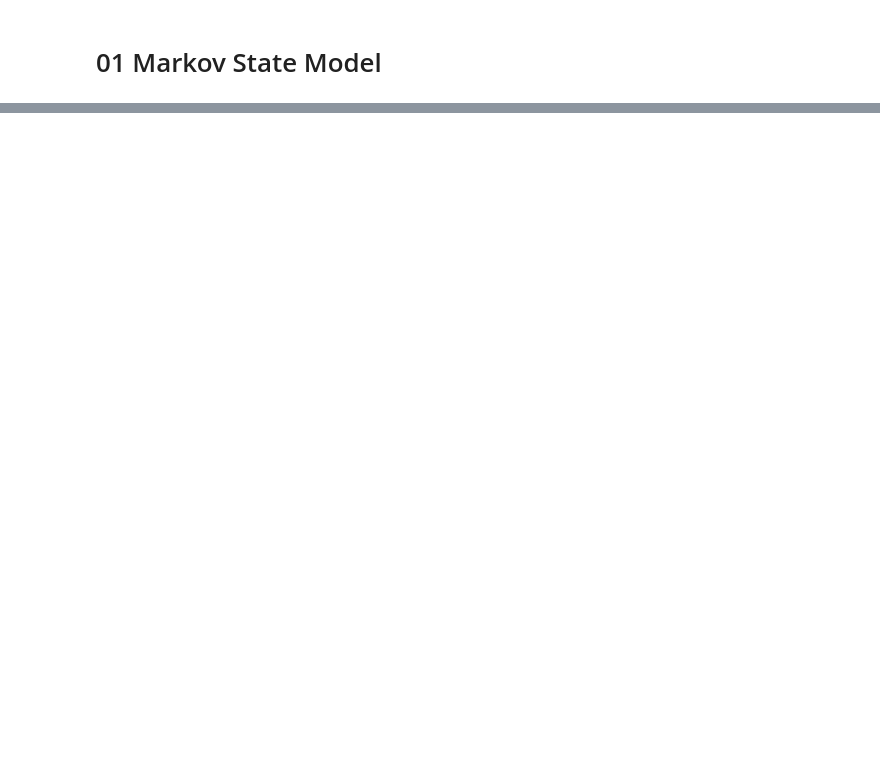
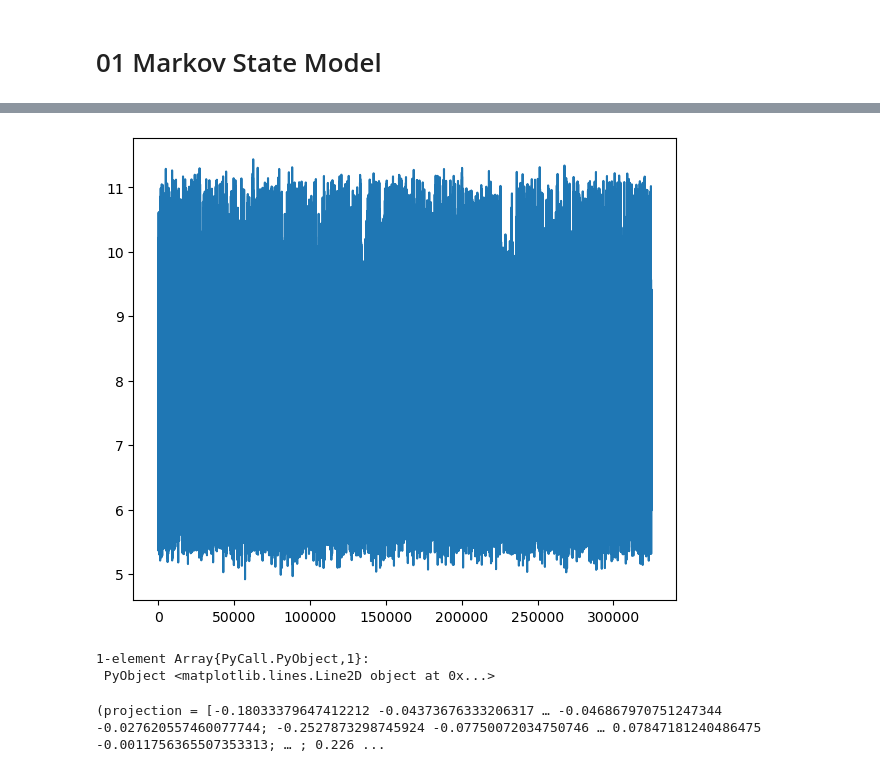
Before and after one commit to matsunagalab/tutorial_hmm, a Jupyter notebook: 01_Markov_State_Model.ipynb, the cells around one changed output, grey strips where cells are left out. Drawn from its saved outputs; the diff is of its cells as text; code cells hidden in the pictures; blank space fills up the shorter version.

```diff
--- a/01_Markov_State_Model.ipynb
+++ b/01_Markov_State_Model.ipynb
@@ -27,0 +12,3 @@ data = rand(1:10, 10000)
+# %%
+#t = load("../ak.pdb")
+t = load("data/1yrf.pdb")
@@ -27,0 +20,2 @@ data = rand(1:10, 10000)
+# %%
+index = select_atom(t, "atomname CA")
@@ -27,0 +47,3 @@ data = rand(1:10, 10000)
+# %%
+#t = load("../ak.nc", index=index, top=t)
+t = load("data/all_stride100.nc", index=index, top=t)
@@ -27,0 +88,2 @@ data = rand(1:10, 10000)
+# %%
+X = compute_distancemap(t)
@@ -27,0 +108,14 @@ data = rand(1:10, 10000)
+# %%
+#pyplot(size=(500,400))
+#plot(X[:, 1], framestyle=:box)
+fig, ax = subplots(figsize=(7,6))
+ax.plot(X[:, 1])
+# %% [output]
+[figure, added]
+1-element Array{PyCall.PyObject,1}:
+ PyObject <matplotlib.lines.Line2D object at 0x...>
+# %%
+#F = pca(X, k=10)
+F = tica(X, 100)
+# %% [output]
+(projection = [-0.18033379647412212 -0.04373676333206317 … -0.046867970751247344 -0.027620557460077744; -0.2527873298745924 -0.07750072034750746 … 0.07847181240486475 -0.0011756365507353313; … ; 0.226 ...
```
Also changed, not shown: parts of 30 cells of this notebook, 3 other files.
